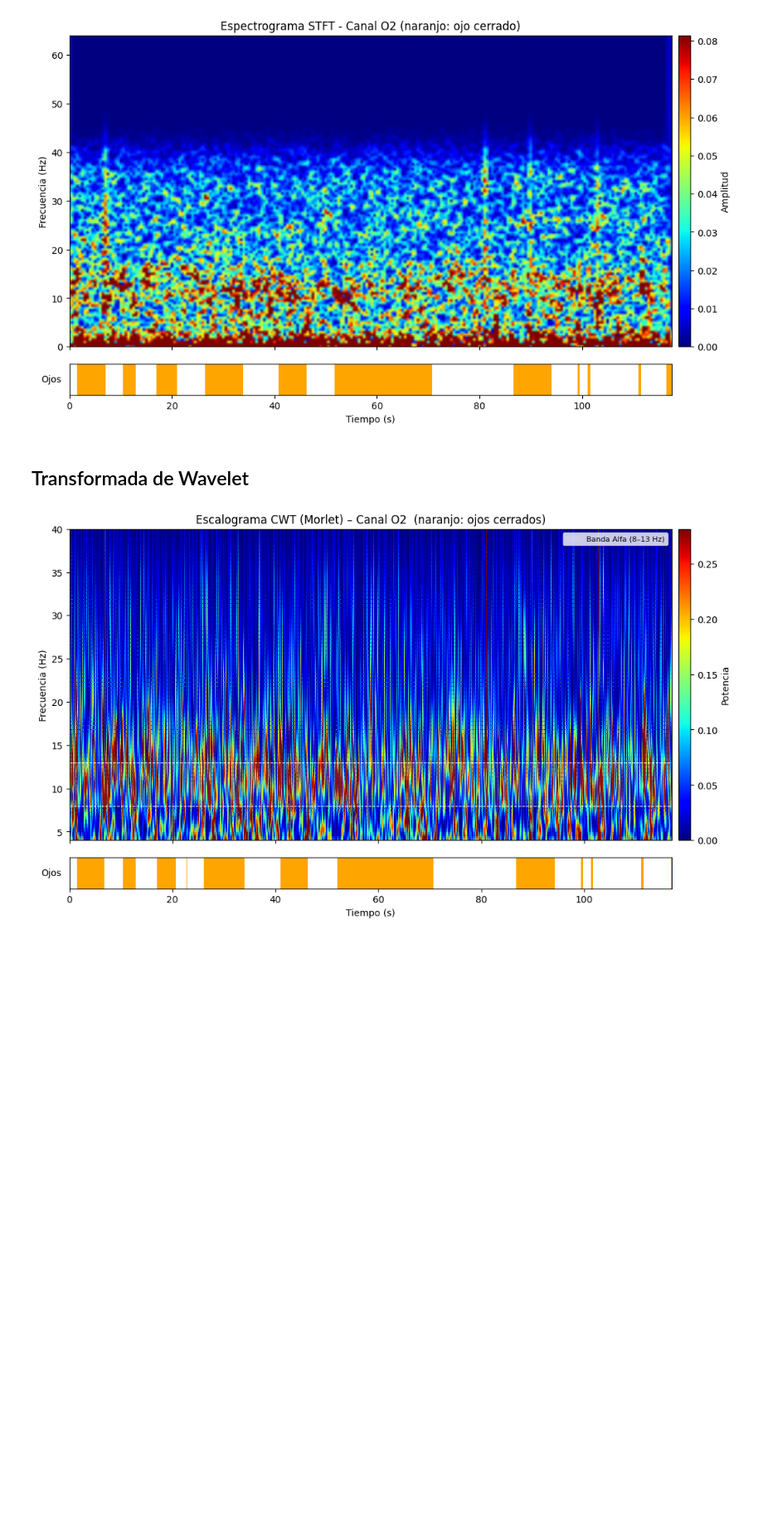
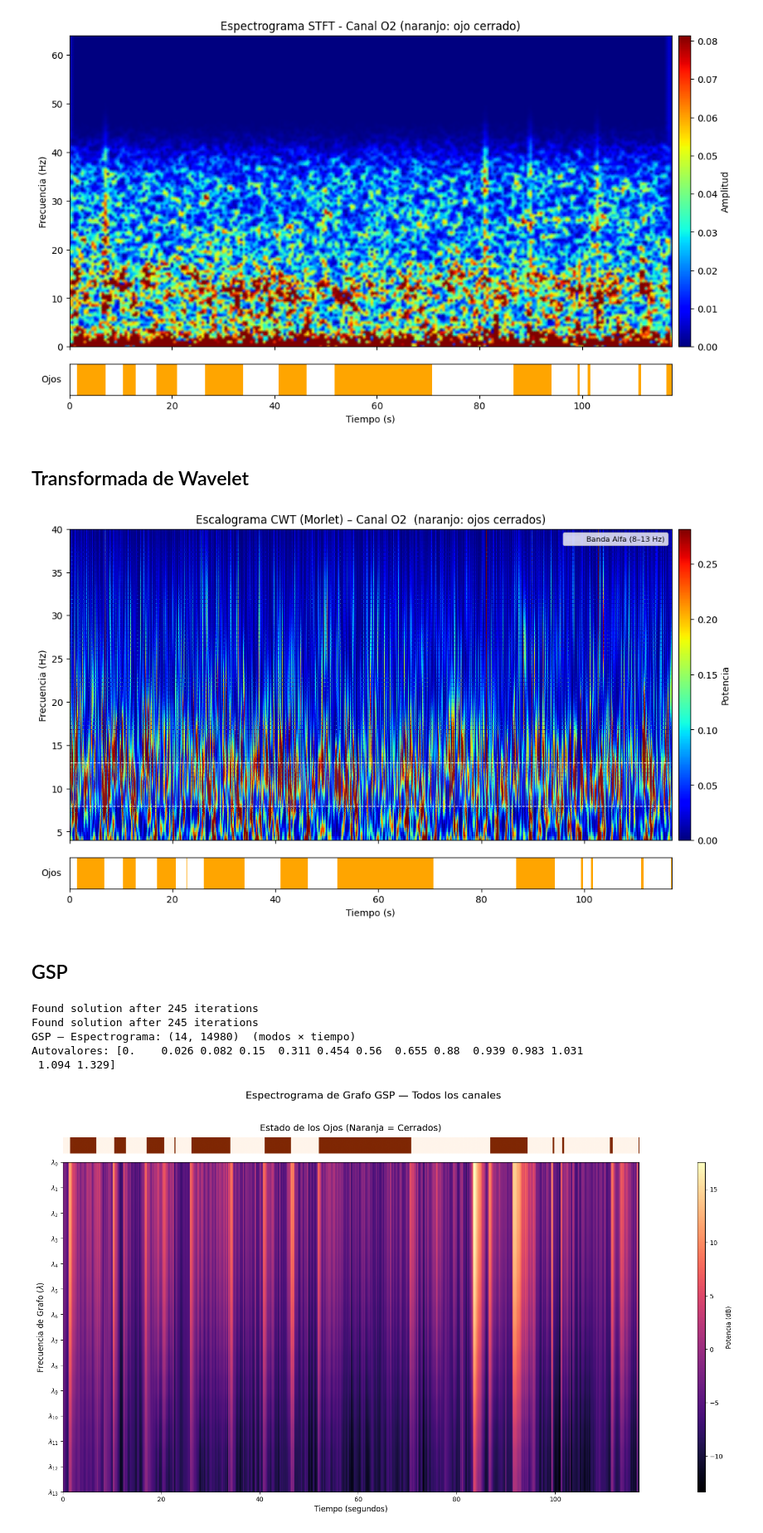
Before and after one commit to benjaauf/Proyecto_INF405, a Jupyter notebook: 02_TRANSFORMACION_TF.ipynb, the cells around one changed output. Shown at 83% size. Drawn from its saved outputs; the diff is of its cells as text; code cells hidden in the pictures; blank space fills up the shorter version.

```diff
--- a/02_TRANSFORMACION_TF.ipynb
+++ b/02_TRANSFORMACION_TF.ipynb
@@ -186,3 +186,5 @@ cax2.axis('off')
 plt.show()
 # %% [output]
 [figure]
+# %% [markdown]
+## GSP
@@ -188,0 +198,73 @@ plt.show()
+# %%
+# ── 1. Montaje y posiciones ────────────────────────────────────────────────
+base_montage = mne.channels.make_standard_montage('standard_1020')
+ind = [i for i, ch in enumerate(base_montage.ch_names) if ch in CHANNELS]
+eeg_pos_dict = base_montage.get_positions()['ch_pos']
+eeg_pos = np.array([eeg_pos_dict[ch] for ch in CHANNELS])
+pos_2d  = eeg_pos[:, :2]
+
+# ── 2. Construir Grafo Aprendido (Kalofolias) ──────────────────────────────
+eeg_data = df[CHANNELS].values.T          # shape: (14, N)
+gsp = EEGrasp(coordinates=eeg_pos, labels=CHANNELS)
+gsp.data = eeg_data
+W, _ = gsp.learn_graph(a=0.34, b=0.4)
+G    = gsp.compute_graph(W)
+
+# ── 3. Base de Fourier del Grafo ───────────────────────────────────────────
+G.set_coordinates(eeg_pos)
+G.compute_laplacian()
+G.compute_fourier_basis()
+evals = np.array(G.e)   # autovalores  shape: (14,)
+U     = np.array(G.U)   # autovectores shape: (14, 14)
+
+# ── 4. GFT ventana a ventana → Espectrograma de Grafo ─────────────────────
+# x_hat[k, t] = energía del modo k en el instante t
+x_hat = U.T @ eeg_data                    # shape: (14, N)
+graph_spectrogram = x_hat ** 2            # potencia por modo y tiempo
+
+# Suavizado gaussiano para mejor visualización
+graph_spectrogram_smooth = scipy.ndimage.gaussian_filter(graph_spectrogram, sigma=5)
+graph_spectrogram_log    = 10 * np.log10(graph_spectrogram_smooth + 1e-6)
+
+# Eje temporal y extent para imshow
+n_muestras   = eeg_data.shape[1]
+tiempo_total = n_muestras / FS
+times_gsp    = np.linspace(0, tiempo_total, n_muestras)
+extent       = [0, tiempo_total, len(evals) - 1, 0]
+
+# Labels alineadas al eje temporal completo
+labels_gsp = df[TARGET_COL].values        # shape: (N,)
+
+print(f"GSP — Espectrograma: {graph_spectrogram_log.shape}  (modos × tiempo)")
+print(f"Autovalores: {evals.round(3)}")
+
+# ── 5. Visualización ───────────────────────────────────────────────────────
+fig = plt.figure(figsize=(18, 10))
+gs  = gridspec.GridSpec(2, 2, height_ratios=[0.05, 1],
+                         width_ratios=[1.5, 0.02], hspace=0.05)
+
+ax0 = fig.add_subplot(gs[0, 0])
+ax0.imshow(labels_gsp[np.newaxis, :], aspect='auto', cmap='Oranges',
+           extent=[0, tiempo_total, 0, 1])
+ax0.set_axis_off()
+ax0.set_title('Estado de los Ojos (Naranja = Cerrados)', fontsize=14, pad=10)
+
+ax1 = fig.add_subplot(gs[1, 0])
+im  = ax1.imshow(graph_spectrogram_log, aspect='auto', cmap='magma', extent=extent)
+ax1.set_xlabel('Tiempo (segundos)', fontsize=12)
+ax1.set_ylabel('Frecuencia de Grafo ($\\lambda$)', fontsize=12)
+ax1.set_yticks(range(len(evals)))
+ax1.set_yticklabels([f'$\\lambda_{{{i}}}$' for i in range(len(evals))])
+
+cbar_ax = fig.add_subplot(gs[1, 1])
+fig.colorbar(im, cax=cbar_ax, label='Potencia (dB)')
+plt.suptitle('Espectrograma de Grafo GSP — Todos los canales', fontsize=16)
+plt.tight_layout()
+plt.show()
+# %% [output]
+Found solution after 245 iterations
+Found solution after 245 iterations
+GSP — Espectrograma: (14, 14980)  (modos × tiempo)
+Autovalores: [0.    0.026 0.082 0.15  0.311 0.454 0.56  0.655 0.88  0.939 0.983 1.031
+ 1.094 1.329]
+[figure, added]
```
Also changed, not shown: parts of 3 cells of this notebook, 1 other file.
